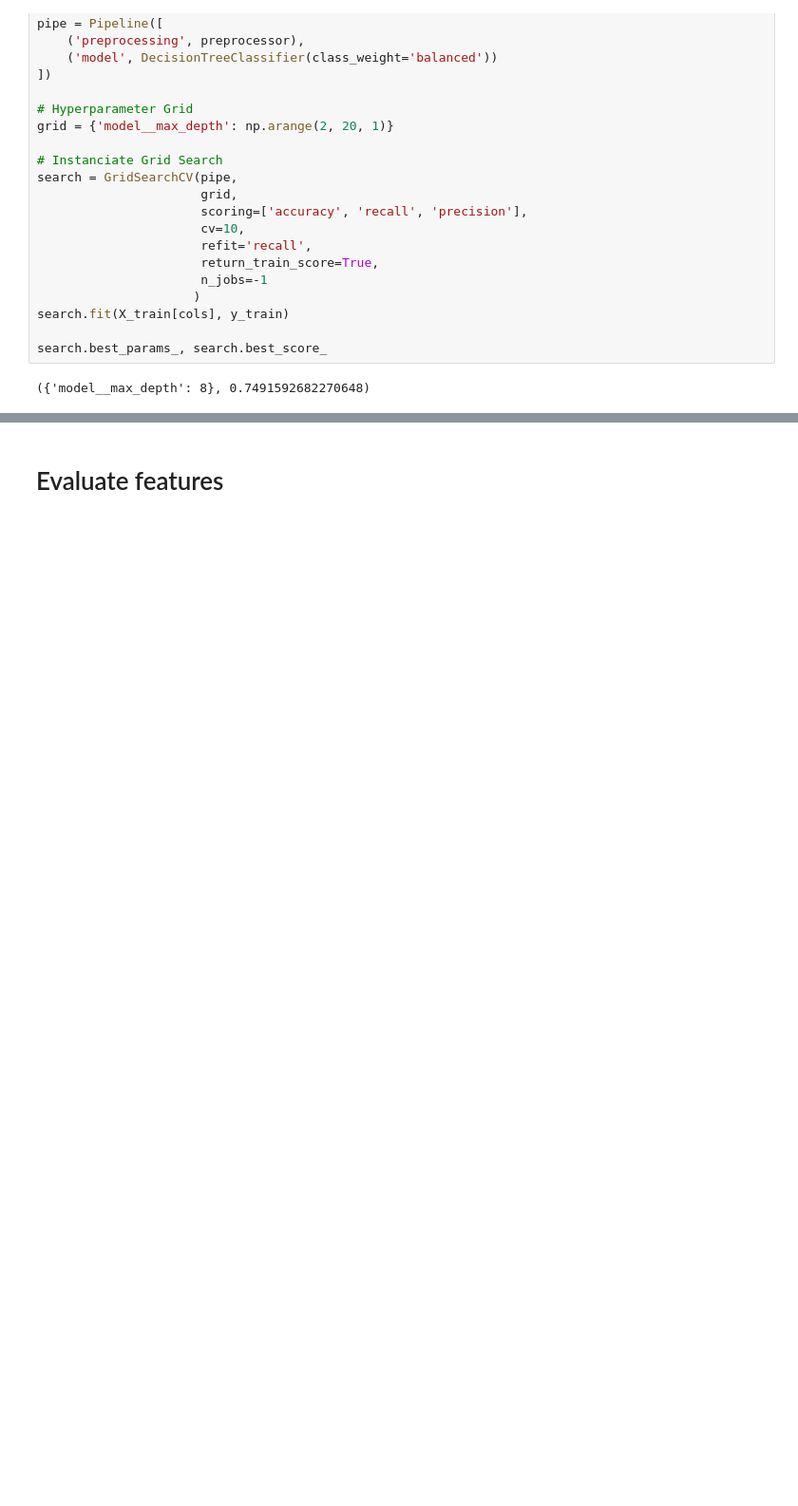
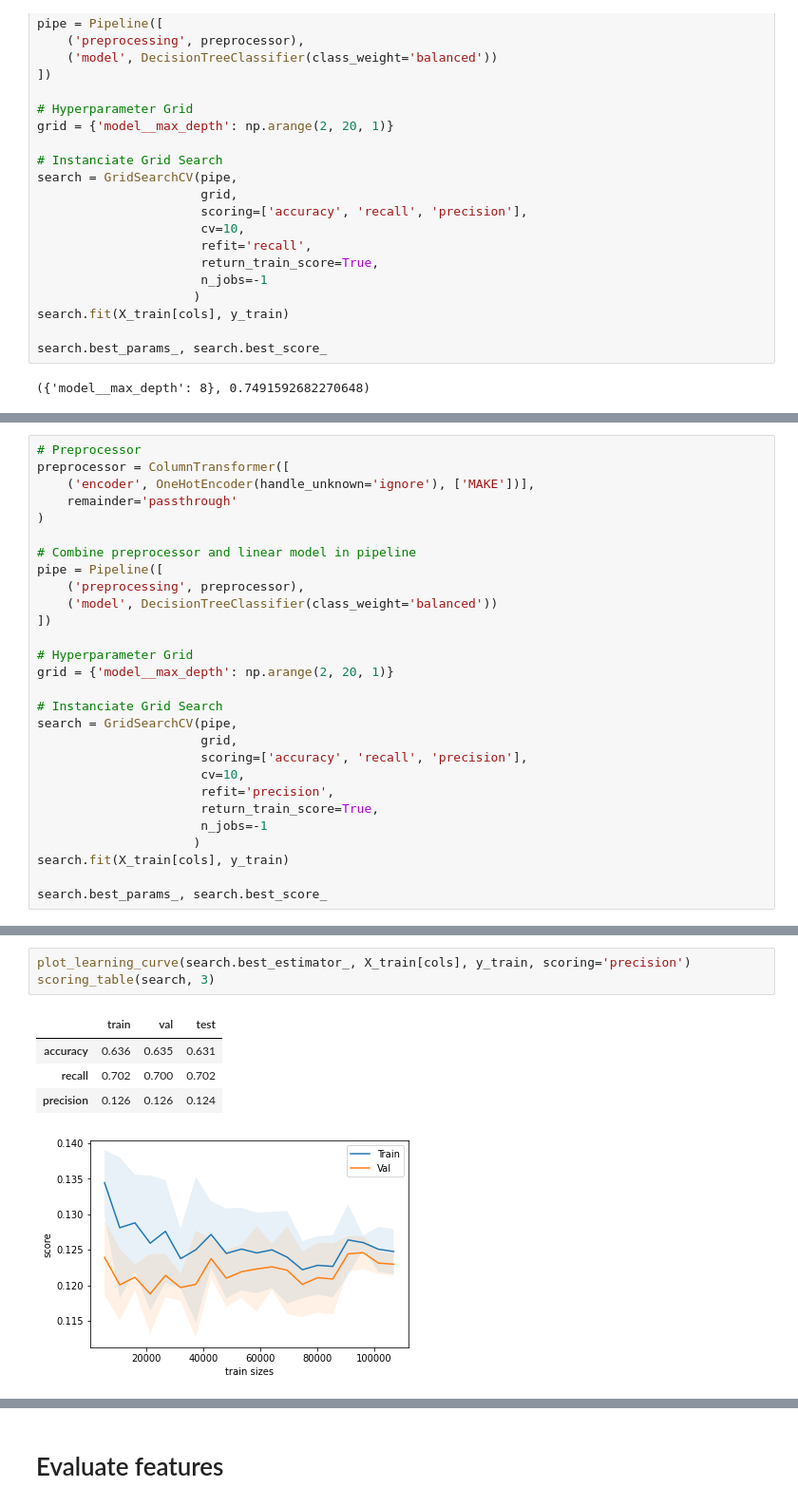
Before and after one commit to hanbo-e/wimlds_emissions, a Jupyter notebook: notebooks/baseline_model_guli.ipynb, the cells around one changed output, grey strips where cells are left out. Shown at 95% size. Saved outputs shown, nothing was run; the diff lists cells and outputs as text; blank space fills up the shorter version.

```diff
--- a/notebooks/baseline_model_guli.ipynb
+++ b/notebooks/baseline_model_guli.ipynb
@@ -243,0 +260,28 @@ plt.ylim(0.6, 1);
+# %%
+# Preprocessor
+preprocessor = ColumnTransformer([
+    ('encoder', OneHotEncoder(handle_unknown='ignore'), ['MAKE'])],
+    remainder='passthrough'
+)
+
+# Combine preprocessor and linear model in pipeline
+pipe = Pipeline([
+    ('preprocessing', preprocessor),
+    ('model', DecisionTreeClassifier(class_weight='balanced'))
+])
+
+# Hyperparameter Grid
+grid = {'model__max_depth': np.arange(2, 20, 1)}
+
+# Instanciate Grid Search
+search = GridSearchCV(pipe,
+                      grid,
+                      scoring=['accuracy', 'recall', 'precision'],
+                      cv=10,
+                      refit='precision',
+                      return_train_score=True,
+                      n_jobs=-1
+                     )
+search.fit(X_train[cols], y_train)
+
+search.best_params_, search.best_score_
@@ -243,0 +302,9 @@ plt.ylim(0.6, 1);
+# %%
+plot_learning_curve(search.best_estimator_, X_train[cols], y_train, scoring='precision')
+scoring_table(search, 3)
+# %% [output]
+|  | train | val | test |
+| accuracy | 0.636 | 0.635 | 0.631 |
+| recall | 0.702 | 0.700 | 0.702 |
+| precision | 0.126 | 0.126 | 0.124 |
+[figure, added]
```
Also changed, not shown: parts of 40 cells of this notebook.
